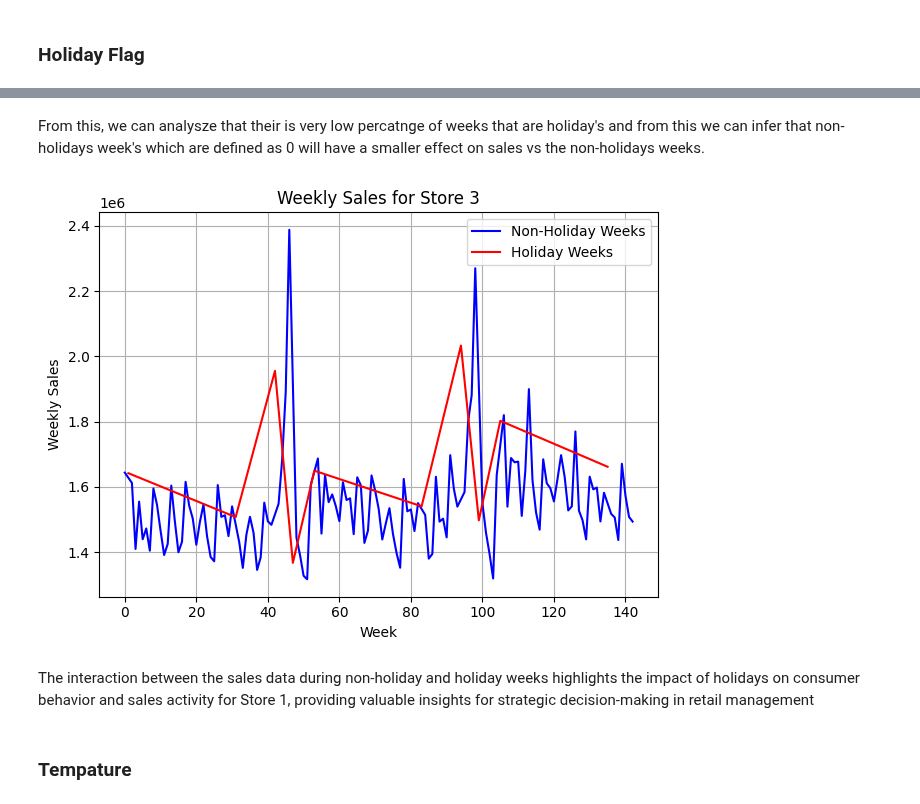
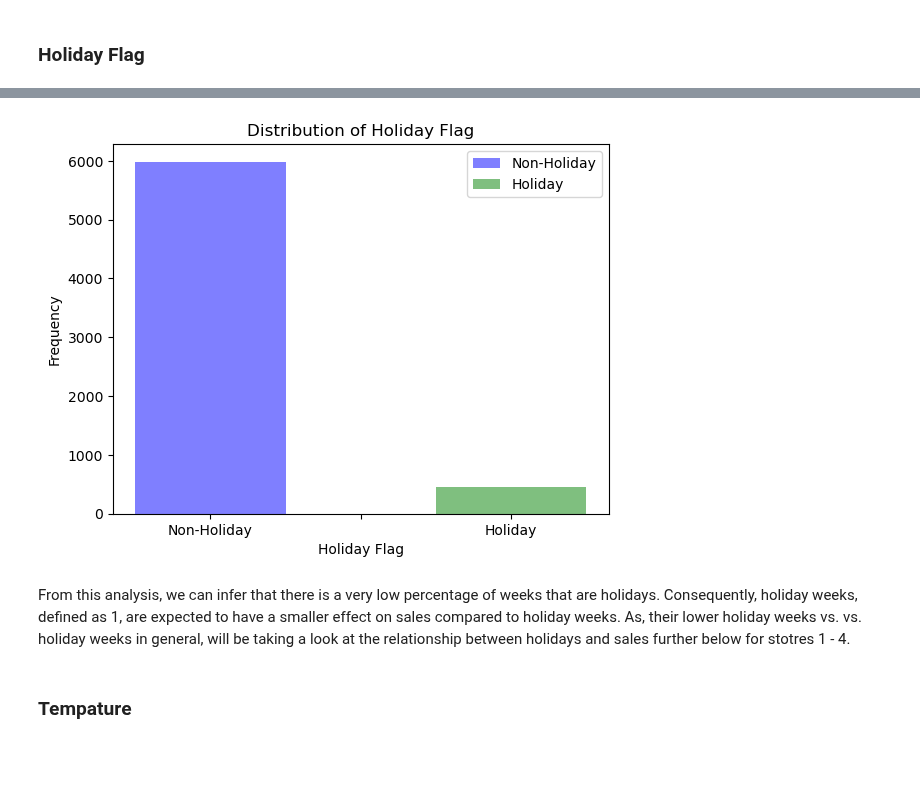
Before and after one commit to ChrisPerezLebron/CMSC320Project, a Jupyter notebook: main.ipynb, the cells around one changed output, grey strips where cells are left out. Drawn from its saved outputs; the diff is of its cells as text; code cells hidden in the pictures; blank space fills up the shorter version.

```diff
--- a/main.ipynb
+++ b/main.ipynb
@@ -38,31 +33,27 @@ df['Holiday_Flag'].hist()
-# %% [markdown]
-From this, we can analysze that their is very low percatnge of weeks that are holiday's and from this we can infer that non-holidays week's which are defined as 0 will have a smaller effect on sales vs the non-holidays weeks.
-# %%
-import matplotlib.pyplot as plt
-
-# Store 3 with non-Holiday's
-non_holiday_1 = df[(df['Store'] == 1) & (df['Holiday_Flag'] == 0)].iloc[:140]
-
-# Store 4 with holidays
-holiday_1 = df[(df['Store'] == 1) & (df['Holiday_Flag'] == 1)].iloc[:140]
-
-
-# Plot sales data for Store 1 during non-holiday weeks
-plt.plot(non_holiday_1.index, non_holiday_1['Weekly_Sales'], color='blue', label='Non-Holiday Weeks')
-
-# Plot sales data for Store 1 during holiday weeks
-plt.plot(holiday_1.index, holiday_1['Weekly_Sales'], color='red', label='Holiday Weeks')
-
-plt.xlabel('Week')
-plt.ylabel('Weekly Sales')
-plt.title('Weekly Sales for Store 3')
-plt.legend()
-plt.grid(True)
-plt.tight_layout()
-plt.show()
-# %% [output]
-[figure, removed]
-# %% [markdown]
-The interaction between the sales data during non-holiday and holiday weeks highlights the impact of holidays on consumer behavior and sales activity for Store 1, providing valuable insights for strategic decision-making in retail management
+# %%
+import matplotlib.pyplot as plt
+
+# Define the bin edges to align with tick marks
+bins = [-0.25, 0.25, 0.75, 1.25]
+
+non_holiday = df[df['Holiday_Flag'] == 0]
+holiday = df[df['Holiday_Flag'] == 1]
+
+plt.hist(non_holiday['Holiday_Flag'], bins=bins, color='blue', label='Non-Holiday', alpha=0.5)
+plt.hist(holiday['Holiday_Flag'], bins=bins, color='green', label='Holiday', alpha=0.5)
+
+plt.xlabel('Holiday Flag')
+plt.ylabel('Frequency')
+plt.title('Distribution of Holiday Flag')
+plt.legend()
+
+# Customizing x-axis ticks and labels
+plt.xticks([0, 0.5, 1], ['Non-Holiday', '', 'Holiday'])
+
+plt.show()
+# %% [output]
+[figure, added]
+# %% [markdown]
+From this analysis, we can infer that there is a very low percentage of weeks that are holidays. Consequently, holiday weeks, defined as 1, are expected to have a smaller effect on sales compared to holiday weeks. As, their lower holiday weeks vs. vs. holiday weeks in general, will be taking a look at the relationship between holidays and sales further below for stotres 1 - 4.
 # %% [markdown]
 ### Tempature
```
Also changed, not shown: parts of 29 cells of this notebook.
